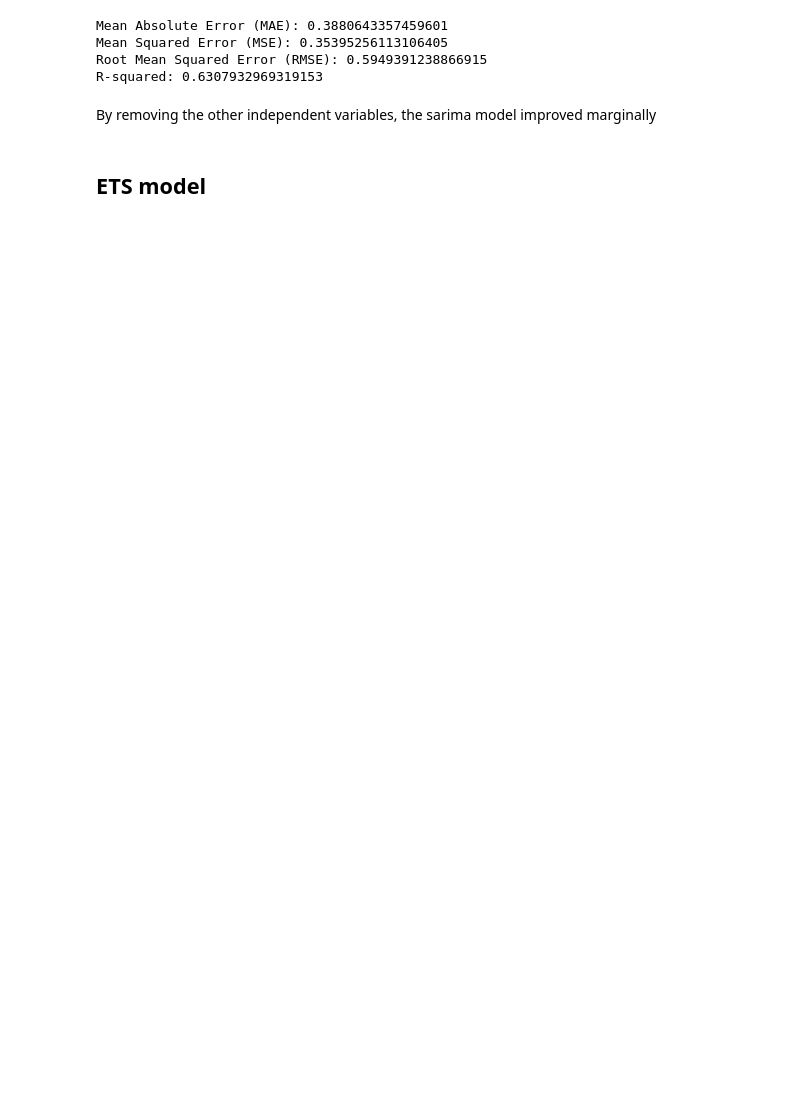
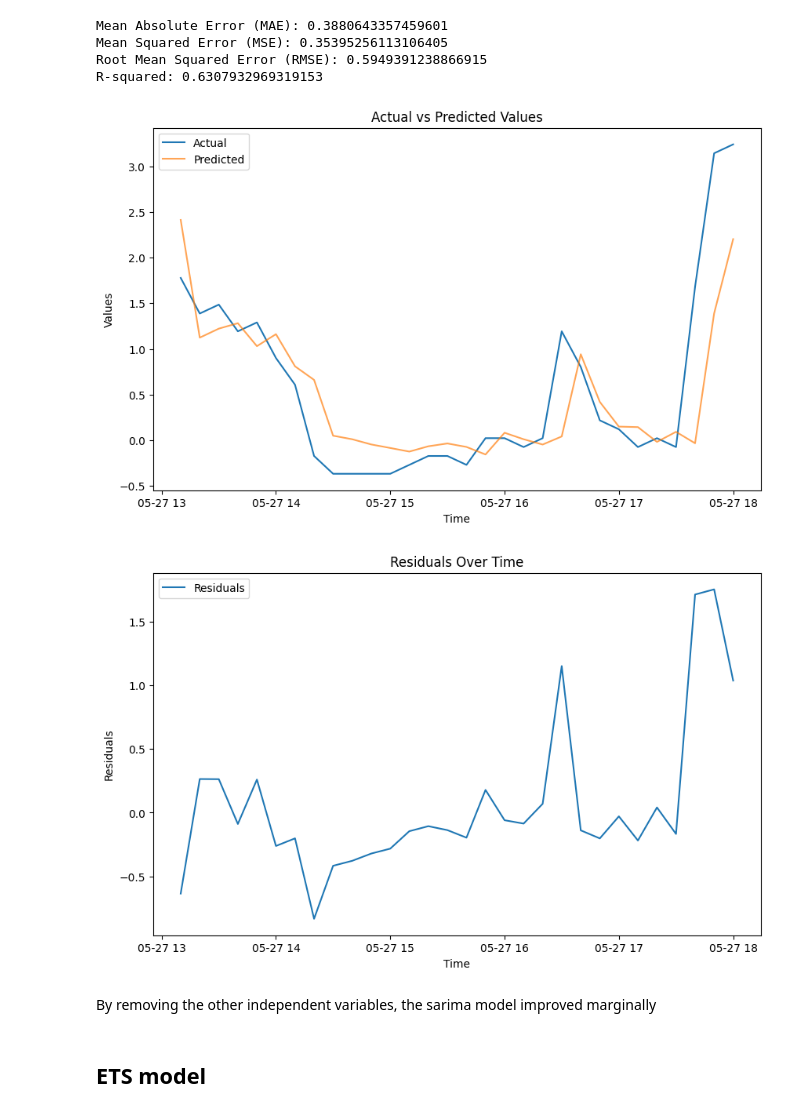
Before and after one commit to BianchiLuca28/EnergyConsumptionForecast, a Jupyter notebook: notebooks/time_series_analysis/time_series_model_testing.ipynb, the cells around one changed output. Saved outputs shown, nothing was run; the diff lists cells and outputs as text; code cells hidden in the pictures; blank space fills up the shorter version.

```diff
--- a/notebooks/time_series_analysis/time_series_model_testing.ipynb
+++ b/notebooks/time_series_analysis/time_series_model_testing.ipynb
@@ -108,16 +122,16 @@ series = df_scaled['Appliances']
 # exog = df[['T1', 'RH_1', 'T2', 'RH_2', 'T_out', 'RH_out']]
 # %%
 # Fit the SARIMAX model with the selected parameters and exogenous variables
-model = SARIMAX(series,
+sarima_model = SARIMAX(series,
                 order=(2, 0, 2),
                 seasonal_order=(1, 0, 1, 24),
                 #exog=exog,
                 enforce_stationarity=False,
                 enforce_invertibility=False)
-model_fit = model.fit(disp=False)
+sarima_model_fit = sarima_model.fit(disp=False)
 
 # Print summary of the model
-print(model_fit.summary())
+print(sarima_model_fit.summary())
 # %% [output]
                                       SARIMAX Results
 ============================================================================================
@@ -146,12 +160,12 @@ forecast = model_fit.forecast(steps=forecast_steps)
 # Evaluate the model
 y_train = series[:-forecast_steps]
 y_test = series[-forecast_steps:]
-y_pred = model_fit.predict(start=len(series) - forecast_steps, end=len(series) - 1)
+sarima_y_pred = sarima_model_fit.predict(start=len(series) - forecast_steps, end=len(series) - 1)
 
-sarima_mae = mean_absolute_error(y_test, y_pred)
-sarima_mse = mean_squared_error(y_test, y_pred)
+sarima_mae = mean_absolute_error(y_test, sarima_y_pred)
+sarima_mse = mean_squared_error(y_test, sarima_y_pred)
 sarima_rmse = np.sqrt(sarima_mse)
-sarima_r2 = r2_score(y_test, y_pred)
+sarima_r2 = r2_score(y_test, sarima_y_pred)
 
 print('Mean Absolute Error (MAE):', sarima_mae)
 print('Mean Squared Error (MSE):', sarima_mse)
@@ -162,6 +176,29 @@ Mean Absolute Error (MAE): 0.3880643357459601
 Mean Squared Error (MSE): 0.35395256113106405
 Root Mean Squared Error (RMSE): 0.5949391238866915
 R-squared: 0.6307932969319153
+# %%
+# Plotting the actual vs predicted values
+plt.figure(figsize=(10, 6))
+plt.plot(y_test.index, y_test, label='Actual')
+plt.plot(y_test.index, sarima_y_pred, label='Predicted', alpha=0.7)
+plt.title('Actual vs Predicted Values')
+plt.xlabel('Time')
+plt.ylabel('Values')
+plt.legend()
+plt.show()
+
+# Plotting the residuals
+residuals = y_test - sarima_y_pred
+plt.figure(figsize=(10, 6))
+plt.plot(residuals.index, residuals, label='Residuals')
+plt.title('Residuals Over Time')
+plt.xlabel('Time')
+plt.ylabel('Residuals')
+plt.legend()
+plt.show()
+# %% [output]
+[figure, added]
+[figure, added]
 # %% [markdown]
 By removing the other independent variables, the sarima model improved marginally
 # %% [markdown]
```
Also changed, not shown: parts of 11 cells of this notebook, 4 other files.
